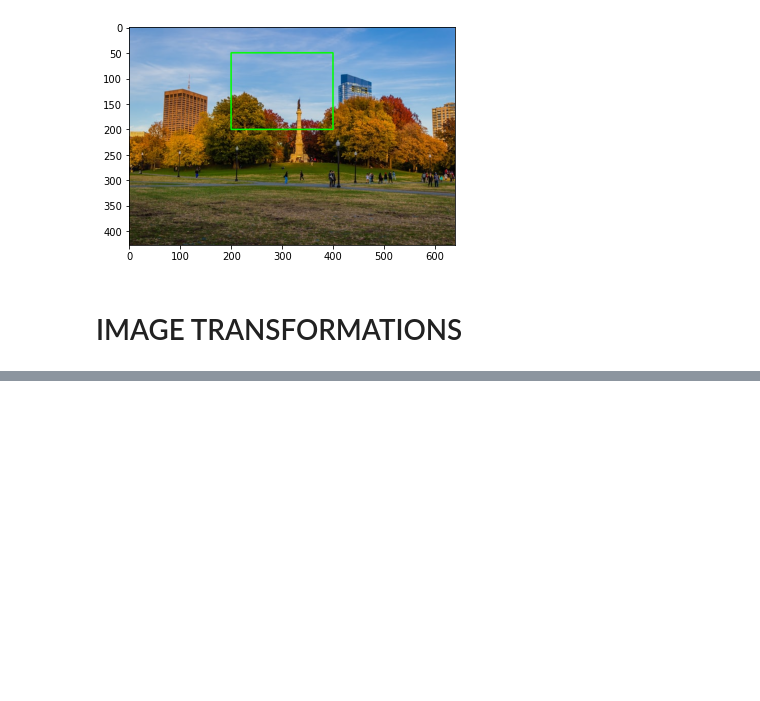
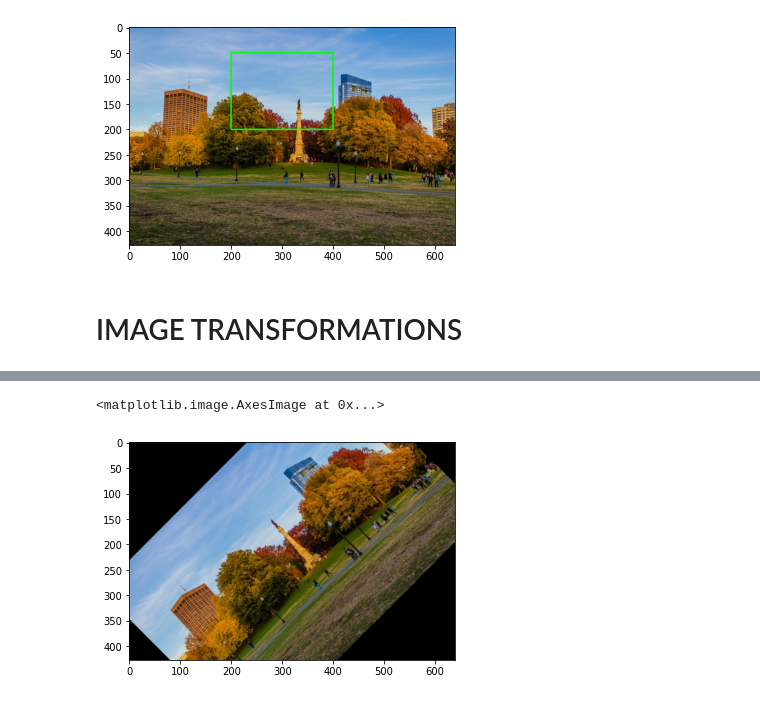
Before and after one commit to davidemariani/opencv-course, a Jupyter notebook: notes_section_1.ipynb, the cells around one changed output, grey strips where cells are left out. Cells and saved outputs as stored; diff of their text form; code cells hidden in the pictures; blank space fills up the shorter version.

```diff
--- a/notes_section_1.ipynb
+++ b/notes_section_1.ipynb
@@ -411,0 +464,23 @@ plt.imshow(img2)
+# %%
+def rotate(img, angle, rotPoint = None):
+    """
+    Rotate an img by a given angle with a given rotation point.
+    angle < 0 ---> counterclockwise
+    angle > 0 ---> clockwise
+    """
+
+    (height, width) = img.shape[:2]
+
+    if rotPoint is None: #if the rotation point is not specified, we assume a rotation on the centre
+        rotPoint = (width // 2, height // 2)
+
+    rotMat = cv.getRotationMatrix2D(rotPoint, angle, 1.0) #this requires rotation point, angle and scale
+    dimensions = (width, height)
+
+    return cv.warpAffine(img, rotMat, dimensions)
+# %%
+rotated = rotate(img, 45)
+plt.imshow(rotated)
+# %% [output]
+<matplotlib.image.AxesImage at 0x...>
+[figure, added]
```
Also changed, not shown: parts of 12 cells of this notebook.
